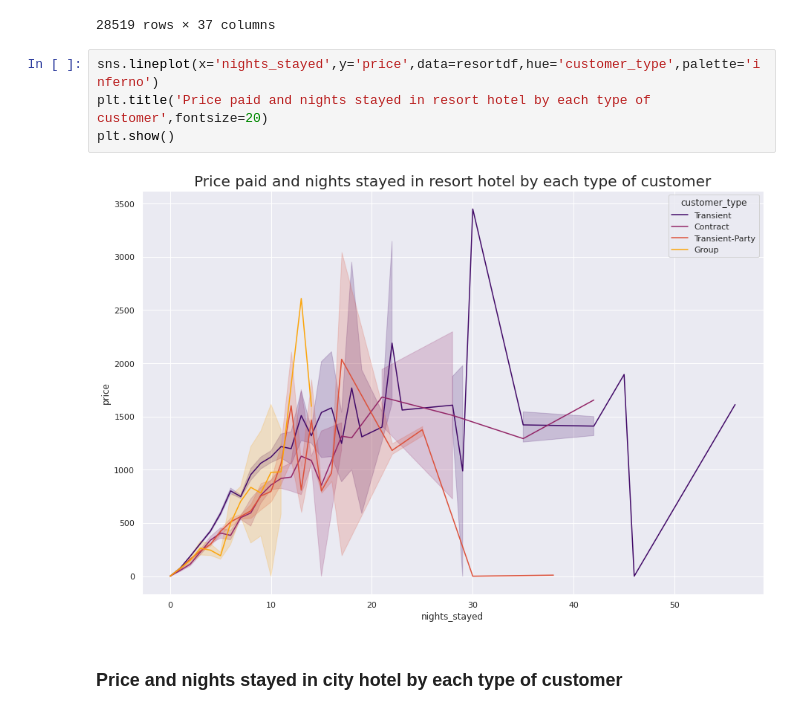
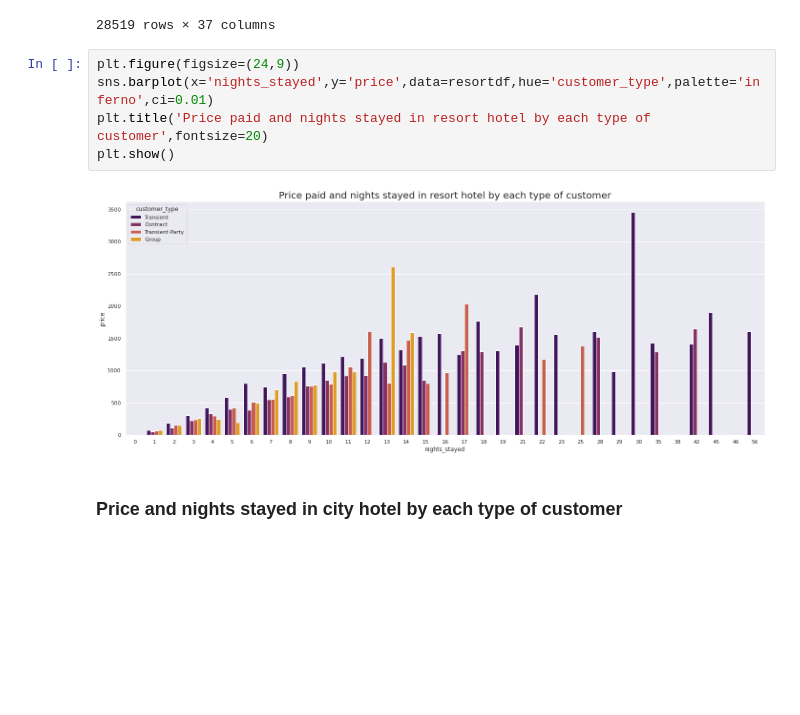
Before and after one commit to LuvMutreja/Hotel-booking-analysis, a Jupyter notebook: Luv_Mutreja_Hotel_Booking_Analysis_Capstone_Project.ipynb, the cells around one changed output. Cells and saved outputs as stored; diff of their text form; blank space fills up the shorter version.

```diff
--- a/Luv_Mutreja_Hotel_Booking_Analysis_Capstone_Project.ipynb
+++ b/Luv_Mutreja_Hotel_Booking_Analysis_Capstone_Project.ipynb
@@ -559,11 +575,12 @@ resortdf
 | 40059 | Resort Hotel | 0 | 161 | 2017 | August | 35 | ... |
 28519 rows × 37 columns
 # %%
-sns.lineplot(x='nights_stayed',y='price',data=resortdf,hue='customer_type',palette='inferno')
+plt.figure(figsize=(24,9))
+sns.barplot(x='nights_stayed',y='price',data=resortdf,hue='customer_type',palette='inferno',ci=0.01)
 plt.title('Price paid and nights stayed in resort hotel by each type of customer',fontsize=20)
 plt.show()
 # %% [output]
-[figure, old version]
+[figure, new version]
 # %% [markdown]
 ### Price and nights stayed in city hotel by each type of customer
 # %%
```
Also changed, not shown: parts of 30 cells of this notebook.
